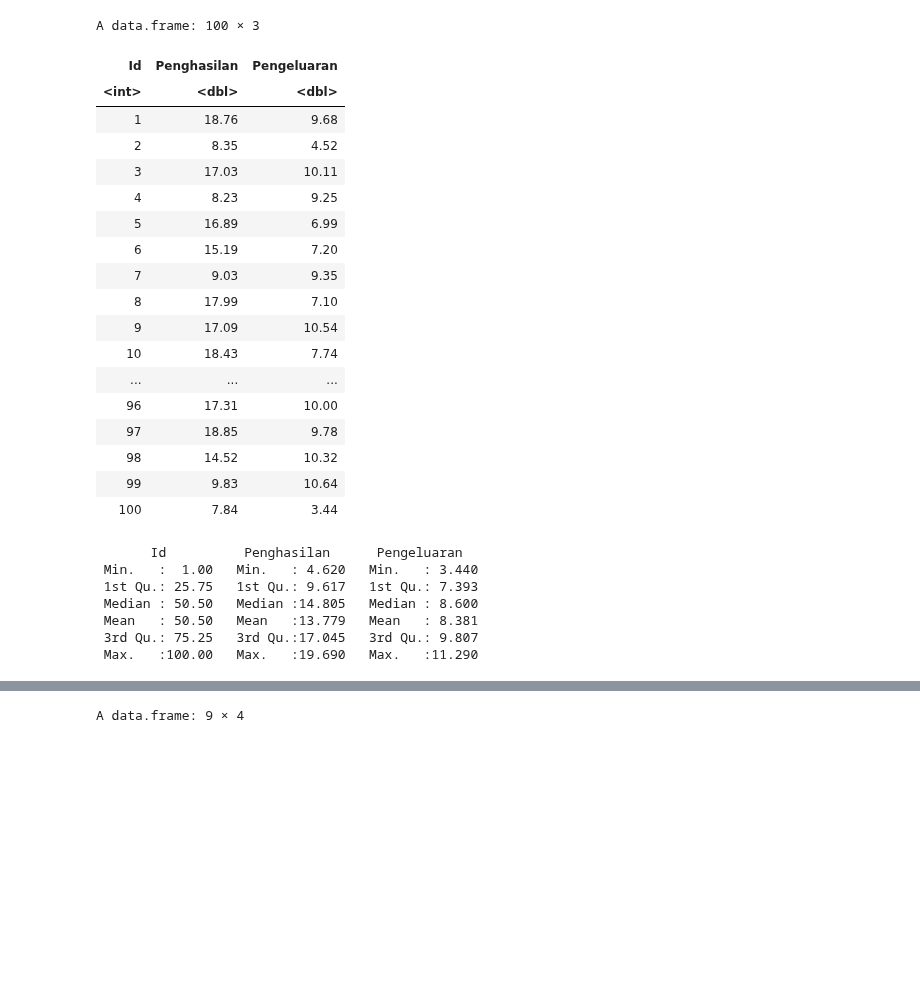
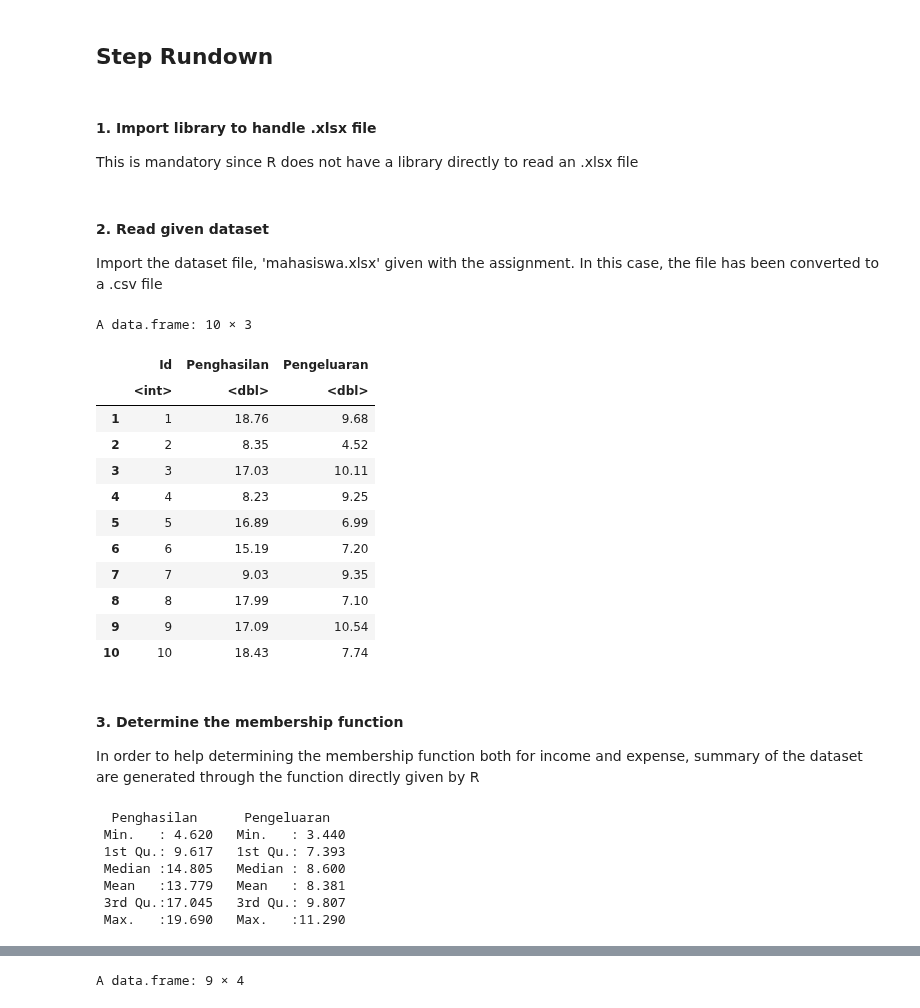
Before and after one commit to zaRizk7/fuzzy-logic, a Jupyter notebook: fuzzy-logic.ipynb, the cells around one changed output, grey strips where cells are left out. Cells and saved outputs as stored; diff of their text form; code cells hidden in the pictures; blank space fills up the shorter version.

```diff
--- a/fuzzy-logic.ipynb
+++ b/fuzzy-logic.ipynb
@@ -0,0 +33,5 @@
+# %% [markdown]
+## Step Rundown
+# %% [markdown]
+#### 1. Import library to handle .xlsx file
+This is mandatory since R does not have a library directly to read an .xlsx file
@@ -1,33 +40,33 @@
+# %% [markdown]
+#### 2. Read given dataset
+Import the dataset file, 'mahasiswa.xlsx' given with the assignment. In this case, the file has been converted to a .csv file
 # %%
 dataset <- read.csv('mahasiswa.csv')
-dataset
+head(dataset, 10)
 # %% [output]
-A data.frame: 100 × 3
+A data.frame: 10 × 3
-| Id | Penghasilan | Pengeluaran |
-| <int> | <dbl> | <dbl> |
-| 1 | 18.76 | 9.68 |
-| 2 | 8.35 | 4.52 |
-| 3 | 17.03 | 10.11 |
-| 4 | 8.23 | 9.25 |
-| 5 | 16.89 | 6.99 |
-| 6 | 15.19 | 7.20 |
-| 7 | 9.03 | 9.35 |
-| 8 | 17.99 | 7.10 |
-| 9 | 17.09 | 10.54 |
-| 10 | 18.43 | 7.74 |
-| ... | ... | ... |
-| 96 | 17.31 | 10.00 |
-| 97 | 18.85 | 9.78 |
-| 98 | 14.52 | 10.32 |
-| 99 | 9.83 | 10.64 |
-| 100 | 7.84 | 3.44 |
+|  | Id | Penghasilan | Pengeluaran |
+|  | <int> | <dbl> | <dbl> |
+| 1 | 1 | 18.76 | 9.68 |
+| 2 | 2 | 8.35 | 4.52 |
+| 3 | 3 | 17.03 | 10.11 |
+| 4 | 4 | 8.23 | 9.25 |
+| 5 | 5 | 16.89 | 6.99 |
+| 6 | 6 | 15.19 | 7.20 |
+| 7 | 7 | 9.03 | 9.35 |
+| 8 | 8 | 17.99 | 7.10 |
+| 9 | 9 | 17.09 | 10.54 |
+| 10 | 10 | 18.43 | 7.74 |
+# %% [markdown]
+#### 3. Determine the membership function
+In order to help determining the membership function both for income and expense, summary of the dataset are generated through the function directly given by R
 # %%
-summary(dataset)
+summary(dataset[c('Penghasilan', 'Pengeluaran')])
 # %% [output]
-       Id          Penghasilan      Pengeluaran
- Min.   :  1.00   Min.   : 4.620   Min.   : 3.440
- 1st Qu.: 25.75   1st Qu.: 9.617   1st Qu.: 7.393
- Median : 50.50   Median :14.805   Median : 8.600
- Mean   : 50.50   Mean   :13.779   Mean   : 8.381
- 3rd Qu.: 75.25   3rd Qu.:17.045   3rd Qu.: 9.807
- Max.   :100.00   Max.   :19.690   Max.   :11.290
+  Penghasilan      Pengeluaran
+ Min.   : 4.620   Min.   : 3.440
+ 1st Qu.: 9.617   1st Qu.: 7.393
+ Median :14.805   Median : 8.600
+ Mean   :13.779   Mean   : 8.381
+ 3rd Qu.:17.045   3rd Qu.: 9.807
+ Max.   :19.690   Max.   :11.290
```
Also changed, not shown: parts of 35 cells of this notebook, 4 other files.
